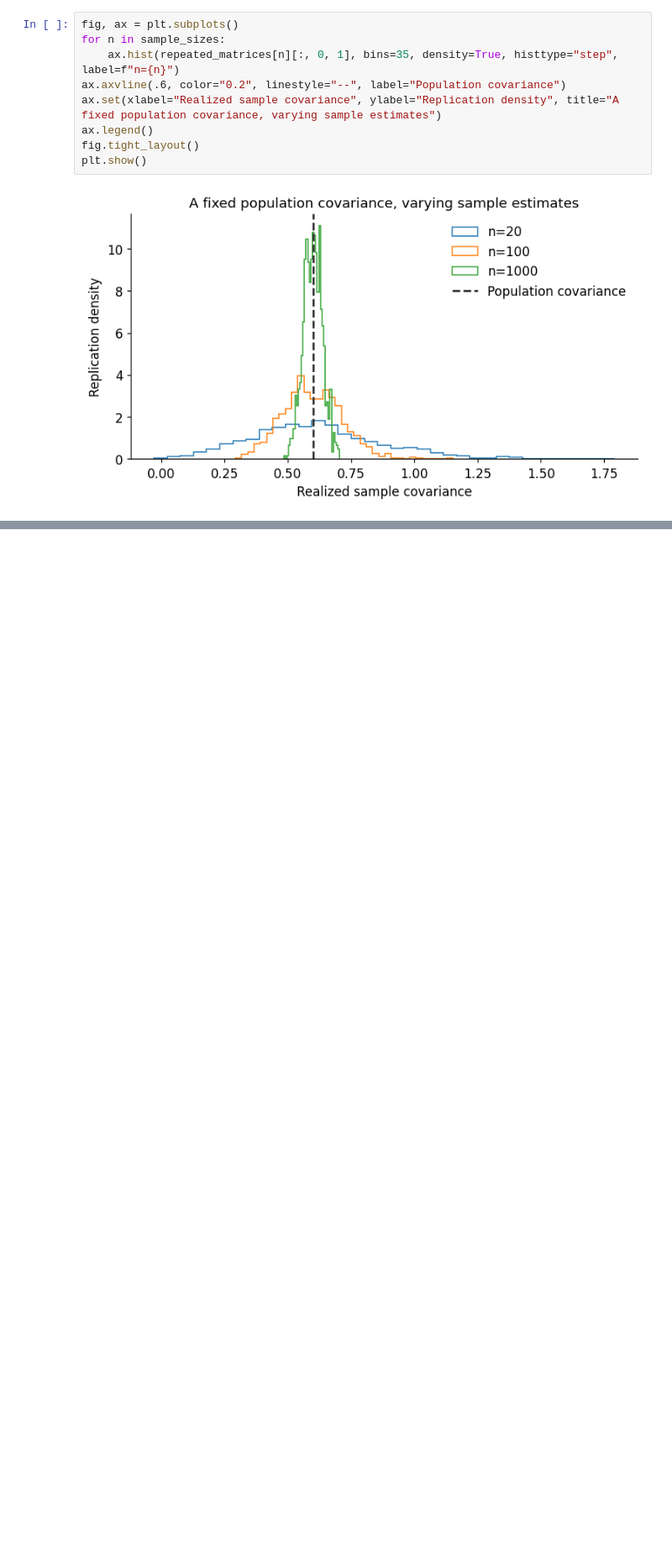
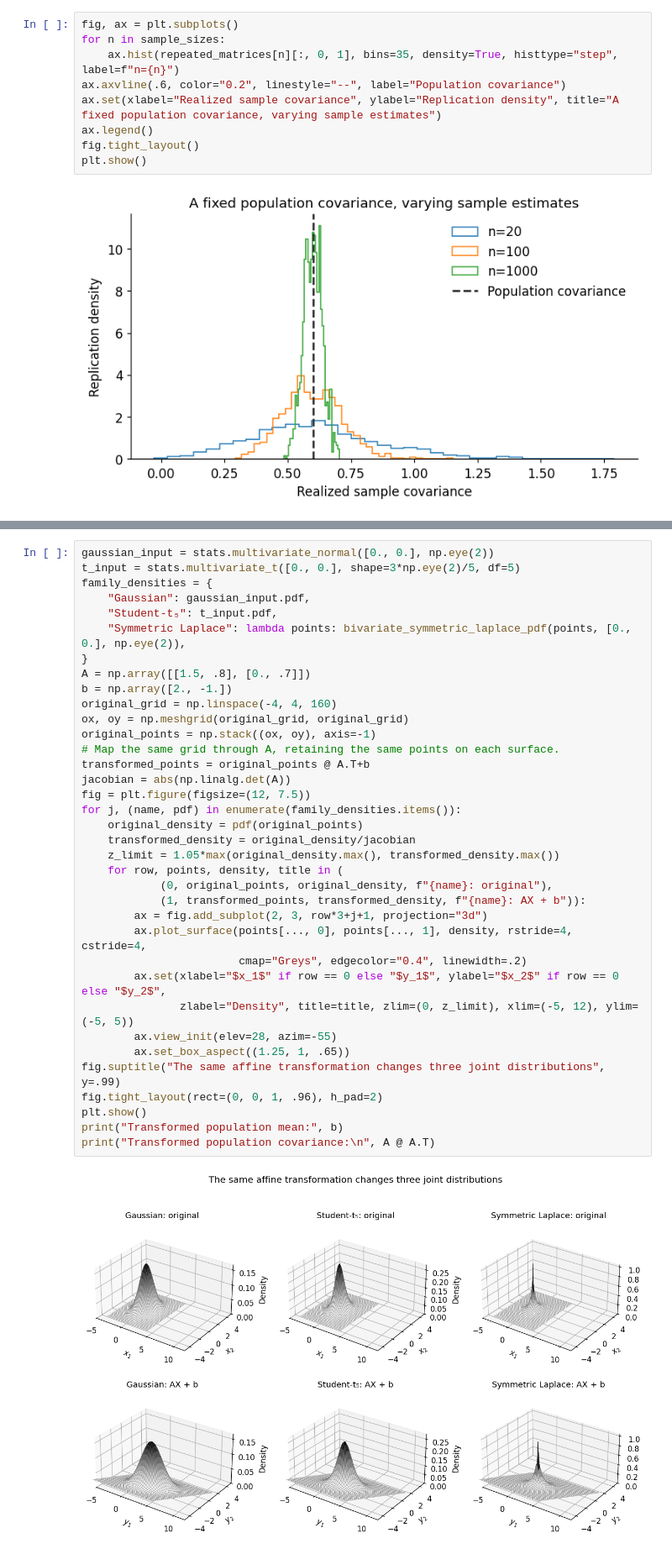
Before and after one commit to jacobkorsgaard/finance-statistical-methods-library, a Jupyter notebook: notebooks/02_multivariate_random_variables.ipynb, the cells around one changed output, grey strips where cells are left out. Shown at 84% size. Drawn from its saved outputs; the diff is of its cells as text; blank space fills up the shorter version.

```diff
--- a/notebooks/02_multivariate_random_variables.ipynb
+++ b/notebooks/02_multivariate_random_variables.ipynb
@@ -312,0 +335,38 @@ A small sample can give a poor description of dependence. Substituting estimated
+# %%
+gaussian_input = stats.multivariate_normal([0., 0.], np.eye(2))
+t_input = stats.multivariate_t([0., 0.], shape=3*np.eye(2)/5, df=5)
+family_densities = {
+    "Gaussian": gaussian_input.pdf,
+    "Student-t₅": t_input.pdf,
+    "Symmetric Laplace": lambda points: bivariate_symmetric_laplace_pdf(points, [0., 0.], np.eye(2)),
+}
+A = np.array([[1.5, .8], [0., .7]])
+b = np.array([2., -1.])
+original_grid = np.linspace(-4, 4, 160)
+ox, oy = np.meshgrid(original_grid, original_grid)
+original_points = np.stack((ox, oy), axis=-1)
+# Map the same grid through A, retaining the same points on each surface.
+transformed_points = original_points @ A.T+b
+jacobian = abs(np.linalg.det(A))
+fig = plt.figure(figsize=(12, 7.5))
+for j, (name, pdf) in enumerate(family_densities.items()):
+    original_density = pdf(original_points)
+    transformed_density = original_density/jacobian
+    z_limit = 1.05*max(original_density.max(), transformed_density.max())
+    for row, points, density, title in (
+            (0, original_points, original_density, f"{name}: original"),
+            (1, transformed_points, transformed_density, f"{name}: AX + b")):
+        ax = fig.add_subplot(2, 3, row*3+j+1, projection="3d")
+        ax.plot_surface(points[..., 0], points[..., 1], density, rstride=4, cstride=4,
+                        cmap="Greys", edgecolor="0.4", linewidth=.2)
+        ax.set(xlabel="$x_1$" if row == 0 else "$y_1$", ylabel="$x_2$" if row == 0 else "$y_2$",
+               zlabel="Density", title=title, zlim=(0, z_limit), xlim=(-5, 12), ylim=(-5, 5))
+        ax.view_init(elev=28, azim=-55)
+        ax.set_box_aspect((1.25, 1, .65))
+fig.suptitle("The same affine transformation changes three joint distributions", y=.99)
+fig.tight_layout(rect=(0, 0, 1, .96), h_pad=2)
+plt.show()
+print("Transformed population mean:", b)
+print("Transformed population covariance:\n", A @ A.T)
+# %% [output]
+[figure, added]
```
Also changed, not shown: parts of 44 cells of this notebook, 14 other files.
